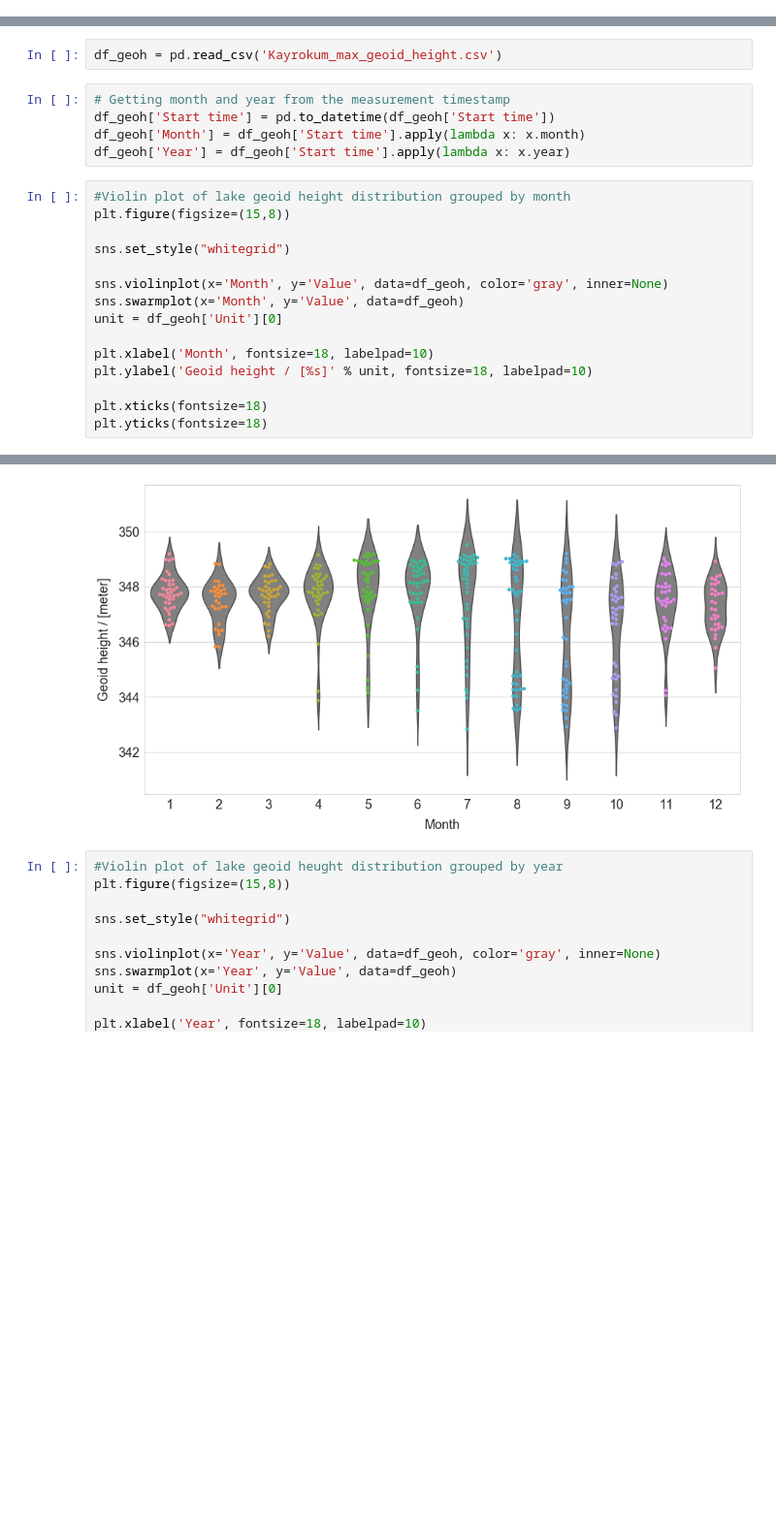
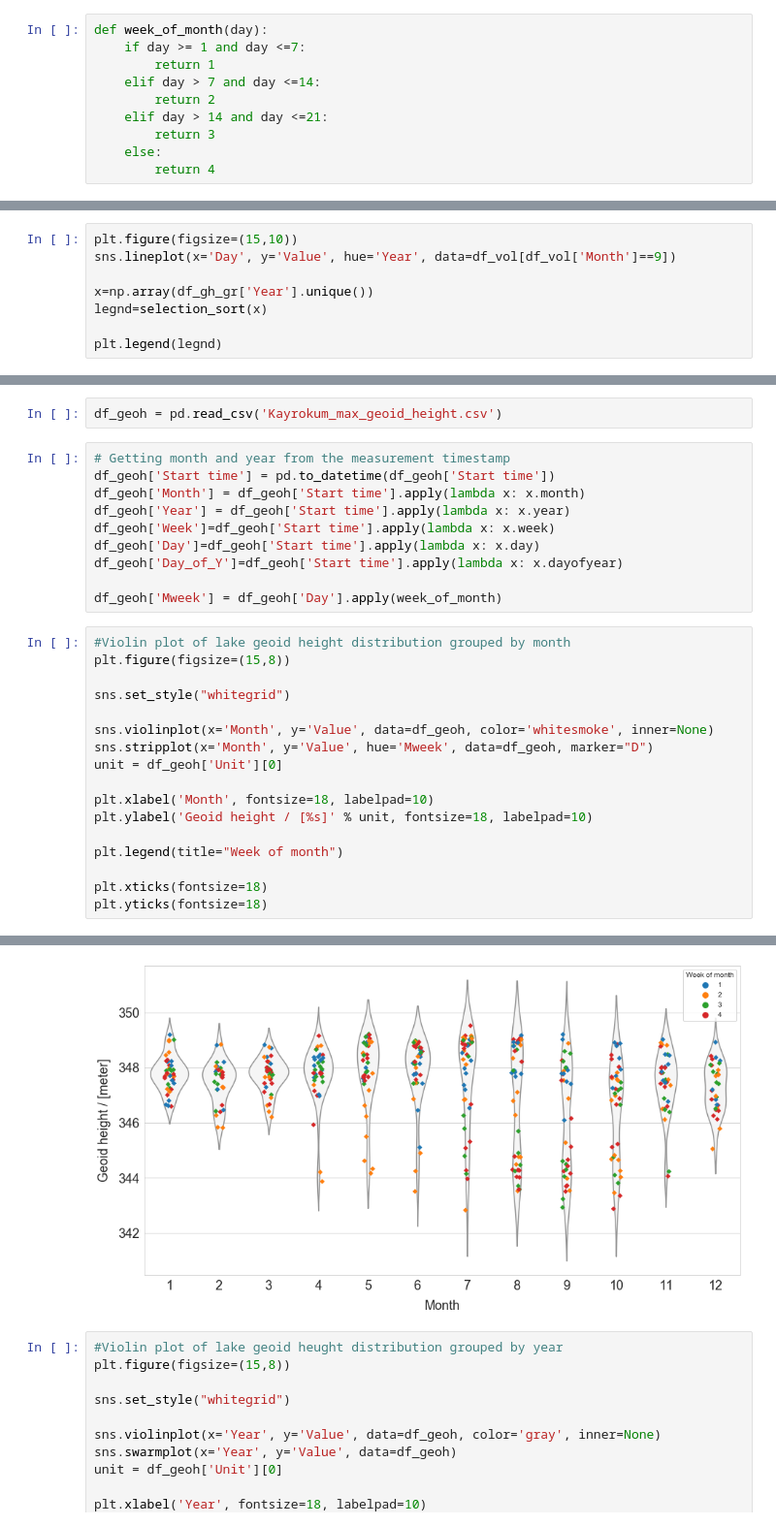
Before and after one commit to AlexandrKachko/numiter, a Jupyter notebook: KK_Sogd_Crop_Yield/Kayrokum for Sogd crop yield.ipynb, the cells around one changed output, grey strips where cells are left out. Shown at 97% size. Saved outputs shown, nothing was run; the diff lists cells and outputs as text; blank space fills up the shorter version.

```diff
--- a/KK_Sogd_Crop_Yield/Kayrokum for Sogd crop yield.ipynb
+++ b/KK_Sogd_Crop_Yield/Kayrokum for Sogd crop yield.ipynb
@@ -27,0 +35,10 @@ months = np.sort(df_vol['Month'].unique())
+# %%
+def week_of_month(day):
+    if day >= 1 and day <=7:
+        return 1
+    elif day > 7 and day <=14:
+        return 2
+    elif day > 14 and day <=21:
+        return 3
+    else:
+        return 4
@@ -27,0 +72,8 @@ months = np.sort(df_vol['Month'].unique())
+# %%
+plt.figure(figsize=(15,10))
+sns.lineplot(x='Day', y='Value', hue='Year', data=df_vol[df_vol['Month']==9])
+
+x=np.array(df_gh_gr['Year'].unique())
+legnd=selection_sort(x)
+
+plt.legend(legnd)
@@ -88,25 +152,32 @@ df_geoh = pd.read_csv('Kayrokum_max_geoid_height.csv')
 df_geoh['Start time'] = pd.to_datetime(df_geoh['Start time'])
 df_geoh['Month'] = df_geoh['Start time'].apply(lambda x: x.month)
 df_geoh['Year'] = df_geoh['Start time'].apply(lambda x: x.year)
+df_geoh['Week']=df_geoh['Start time'].apply(lambda x: x.week)
+df_geoh['Day']=df_geoh['Start time'].apply(lambda x: x.day)
+df_geoh['Day_of_Y']=df_geoh['Start time'].apply(lambda x: x.dayofyear)
+
+df_geoh['Mweek'] = df_geoh['Day'].apply(week_of_month)
 # %%
 #Violin plot of lake geoid height distribution grouped by month
 plt.figure(figsize=(15,8))
 
 sns.set_style("whitegrid")
 
-sns.violinplot(x='Month', y='Value', data=df_geoh, color='gray', inner=None)
-sns.swarmplot(x='Month', y='Value', data=df_geoh)
+sns.violinplot(x='Month', y='Value', data=df_geoh, color='whitesmoke', inner=None)
+sns.stripplot(x='Month', y='Value', hue='Mweek', data=df_geoh, marker="D")
 unit = df_geoh['Unit'][0]
 
 plt.xlabel('Month', fontsize=18, labelpad=10)
 plt.ylabel('Geoid height / [%s]' % unit, fontsize=18, labelpad=10)
 
+plt.legend(title="Week of month")
+
 plt.xticks(fontsize=18)
 plt.yticks(fontsize=18)
 # %% [output]
 (array([340., 342., 344., 346., 348., 350., 352.]),
  <a list of 7 Text yticklabel objects>)
-[figure, old version]
+[figure, new version]
 # %%
 #Violin plot of lake geoid heught distribution grouped by year
 plt.figure(figsize=(15,8))
```
Also changed, not shown: parts of 20 cells of this notebook.
